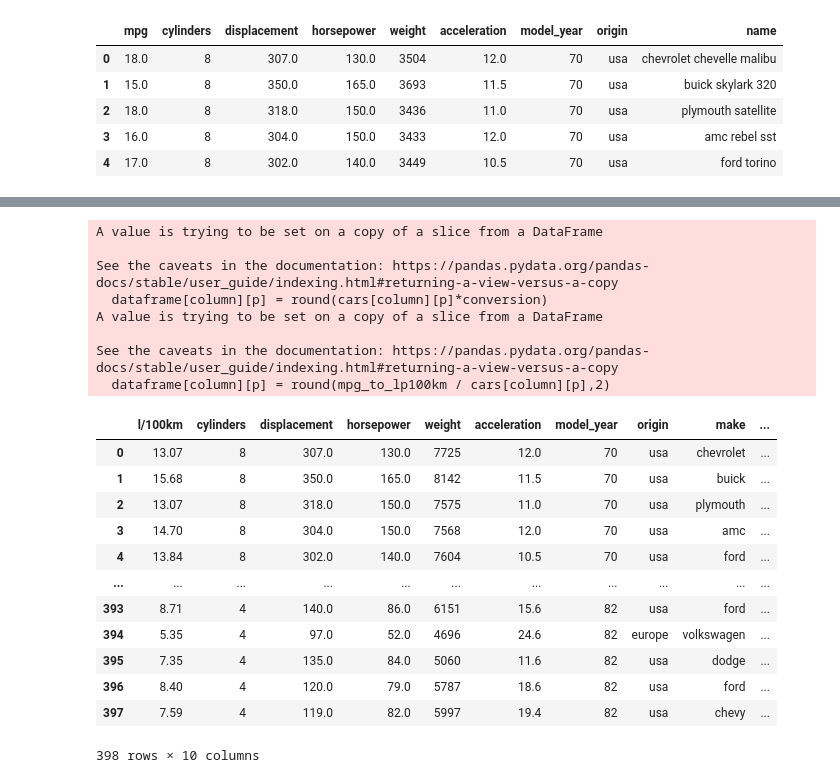
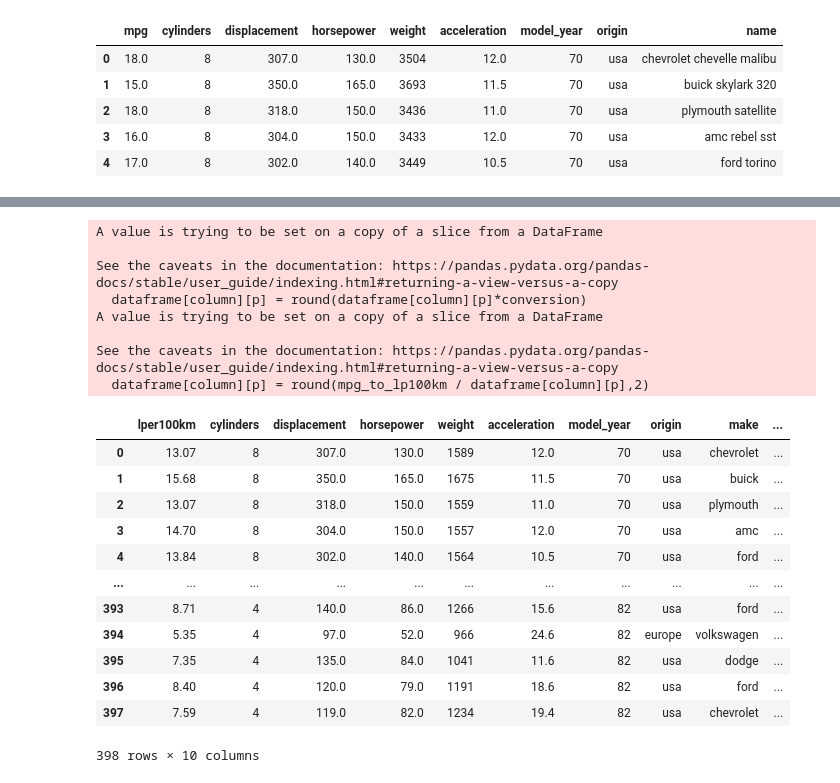
Before and after one commit to Rufshod/Statistical_Analysis_Alexander_Andersson, a Jupyter notebook: Lab/Lab_test.ipynb, the cells around one changed output, grey strips where cells are left out. Cells and saved outputs as stored; diff of their text form; code cells hidden in the pictures.

```diff
--- a/Lab/Lab_test.ipynb
+++ b/Lab/Lab_test.ipynb
@@ -66,7 +72,12 @@ df_errors = df.copy()
 
 #Splitting columns into make and model.
 df_errors[["name", "test"]] = df_errors["name"].str.split(" ", 1, expand=True)
-df_errors.rename(columns={"name": "make", "test": "model", "mpg": "l/100km"}, inplace=True)
+df_errors.rename(columns={"name": "make", "test": "model", "mpg": "lper100km"}, inplace=True)
 cars = df_errors
-# renaming vw into volkswagen.
-cars["make"].replace("vw", "volkswagen", inplace=True)
+# Creating simple function for renaming spelling errors in cars dataframe
+
+# renaming brands into correct spelling. found by using cars["make"].valuecounts() and checking manually.
+func_rename(cars,"vw","volkswagen"), func_rename(cars,"vokswagen","volkswagen")
+func_rename(cars,"chevy","chevrolet"), func_rename(cars,"chevroelt","chevrolet")
+func_rename(cars,"maxda","mazda"), func_rename(cars,"toyouta", "toyota")
+func_rename(cars,"mercedes-benz", "mercedes"),
@@ -88,16 +85,0 @@ Name: acceleration, Length: 398, dtype: float64
-# %%
-#conversion variables
-pounds_to_kg = 2.2046
-mpg_to_lp100km = 235.215
-
-# func for converting values in dataframe.
-def conversion(dataframe, conversion, column:str):
-    if conversion == pounds_to_kg:
-        for p in range(len(dataframe)):
-            dataframe[column][p] = round(cars[column][p]*conversion)
-        return dataframe
-    elif conversion == mpg_to_lp100km:
-        for p in range(len(dataframe)):
-            dataframe[column][p] = round(mpg_to_lp100km / cars[column][p],2)
-        return dataframe
-    else: return print("Something went wrong")
@@ -119,0 +114,6 @@ cars
+# %%
+#conversion variables
+pounds_to_kg = 0.45359237
+mpg_to_lp100km = 235.215
+
+# func for converting values in dataframe.
@@ -120,27 +140,27 @@ cars
 # %%
 #changing weight into kg's
 conversion(cars, pounds_to_kg, "weight")
 #changing
-conversion(cars, mpg_to_lp100km,"l/100km")
+conversion(cars, mpg_to_lp100km,"lper100km")
 # %% [output]
 A value is trying to be set on a copy of a slice from a DataFrame
 
 See the caveats in the documentation: https://pandas.pydata.org/pandas-docs/stable/user_guide/indexing.html#returning-a-view-versus-a-copy
-  dataframe[column][p] = round(cars[column][p]*conversion)
+  dataframe[column][p] = round(dataframe[column][p]*conversion)
 A value is trying to be set on a copy of a slice from a DataFrame
 
 See the caveats in the documentation: https://pandas.pydata.org/pandas-docs/stable/user_guide/indexing.html#returning-a-view-versus-a-copy
-  dataframe[column][p] = round(mpg_to_lp100km / cars[column][p],2)
+  dataframe[column][p] = round(mpg_to_lp100km / dataframe[column][p],2)
-|  | l/100km | cylinders | displacement | horsepower | weight | acceleration | model_year | origin | make | ... |
-| 0 | 13.07 | 8 | 307.0 | 130.0 | 7725 | 12.0 | 70 | usa | chevrolet | ... |
-| 1 | 15.68 | 8 | 350.0 | 165.0 | 8142 | 11.5 | 70 | usa | buick | ... |
-| 2 | 13.07 | 8 | 318.0 | 150.0 | 7575 | 11.0 | 70 | usa | plymouth | ... |
-| 3 | 14.70 | 8 | 304.0 | 150.0 | 7568 | 12.0 | 70 | usa | amc | ... |
-| 4 | 13.84 | 8 | 302.0 | 140.0 | 7604 | 10.5 | 70 | usa | ford | ... |
+|  | lper100km | cylinders | displacement | horsepower | weight | acceleration | model_year | origin | make | ... |
+| 0 | 13.07 | 8 | 307.0 | 130.0 | 1589 | 12.0 | 70 | usa | chevrolet | ... |
+| 1 | 15.68 | 8 | 350.0 | 165.0 | 1675 | 11.5 | 70 | usa | buick | ... |
+| 2 | 13.07 | 8 | 318.0 | 150.0 | 1559 | 11.0 | 70 | usa | plymouth | ... |
+| 3 | 14.70 | 8 | 304.0 | 150.0 | 1557 | 12.0 | 70 | usa | amc | ... |
+| 4 | 13.84 | 8 | 302.0 | 140.0 | 1564 | 10.5 | 70 | usa | ford | ... |
 | ... | ... | ... | ... | ... | ... | ... | ... | ... | ... | ... |
-| 393 | 8.71 | 4 | 140.0 | 86.0 | 6151 | 15.6 | 82 | usa | ford | ... |
-| 394 | 5.35 | 4 | 97.0 | 52.0 | 4696 | 24.6 | 82 | europe | volkswagen | ... |
-| 395 | 7.35 | 4 | 135.0 | 84.0 | 5060 | 11.6 | 82 | usa | dodge | ... |
-| 396 | 8.40 | 4 | 120.0 | 79.0 | 5787 | 18.6 | 82 | usa | ford | ... |
-| 397 | 7.59 | 4 | 119.0 | 82.0 | 5997 | 19.4 | 82 | usa | chevy | ... |
+| 393 | 8.71 | 4 | 140.0 | 86.0 | 1266 | 15.6 | 82 | usa | ford | ... |
+| 394 | 5.35 | 4 | 97.0 | 52.0 | 966 | 24.6 | 82 | europe | volkswagen | ... |
+| 395 | 7.35 | 4 | 135.0 | 84.0 | 1041 | 11.6 | 82 | usa | dodge | ... |
+| 396 | 8.40 | 4 | 120.0 | 79.0 | 1191 | 18.6 | 82 | usa | ford | ... |
+| 397 | 7.59 | 4 | 119.0 | 82.0 | 1234 | 19.4 | 82 | usa | chevrolet | ... |
 398 rows × 10 columns
```
Also changed, not shown: parts of 21 cells of this notebook, 5 other files.
